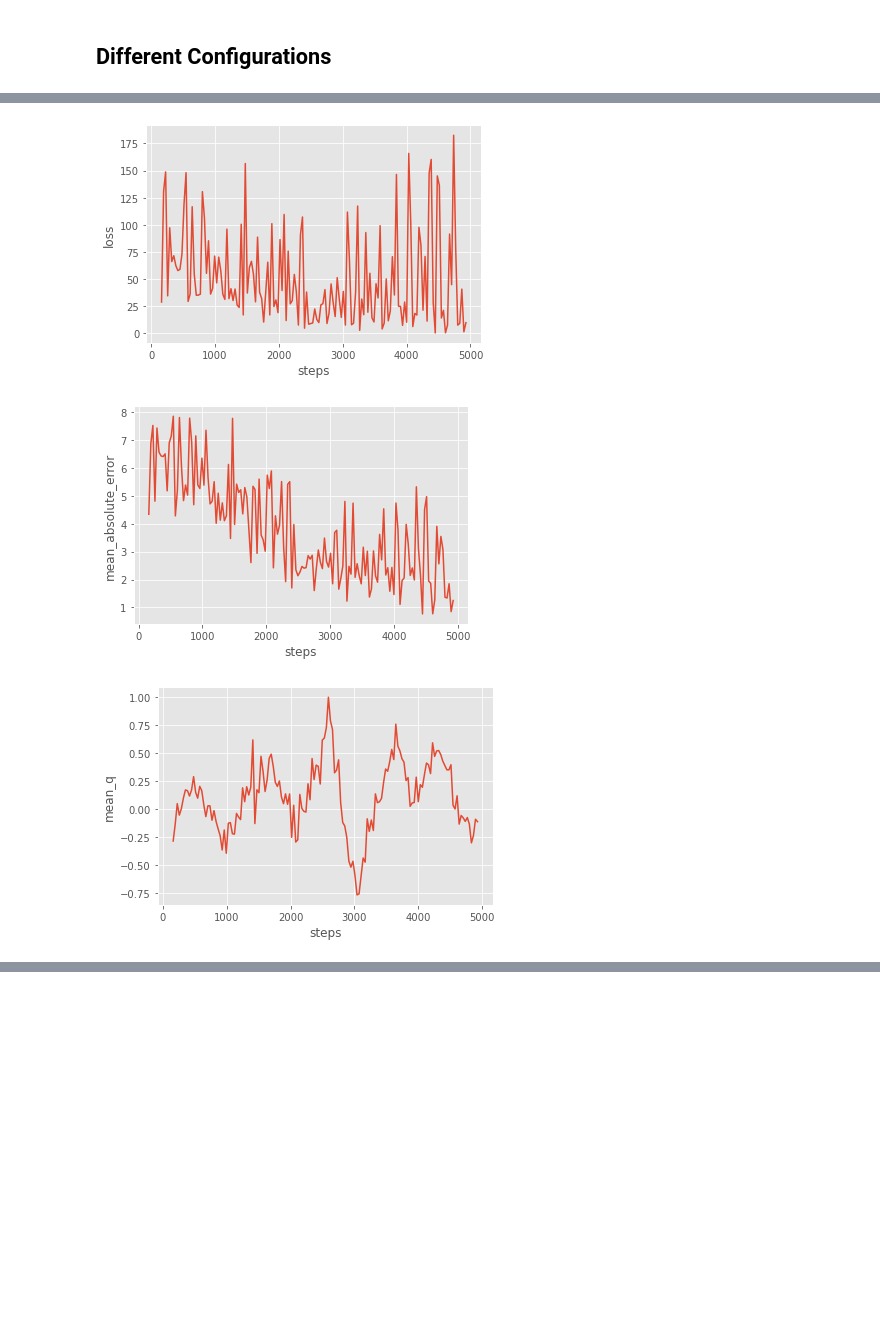
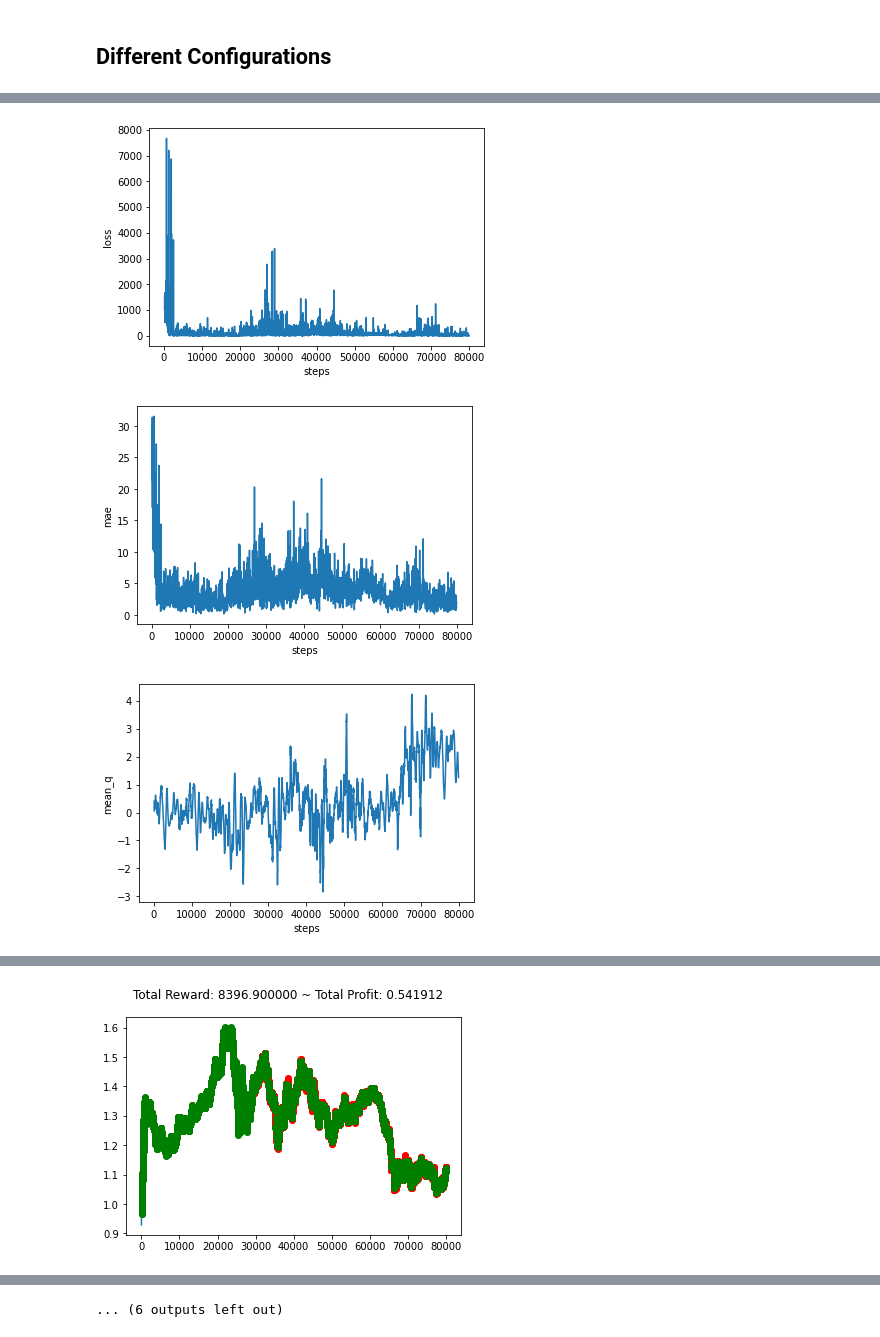
Before and after one commit to wliant/mtech-sls, a Jupyter notebook: DPPG_william.ipynb, the cells around one changed output, grey strips where cells are left out. Drawn from its saved outputs; the diff is of its cells as text; code cells hidden in the pictures; blank space fills up the shorter version.

Commit message:
more data

```diff
--- a/DPPG_william.ipynb
+++ b/DPPG_william.ipynb
@@ -58,8 +58,8 @@ def actorModel():
     model.add(Conv2D(filters=128, kernel_size=(4,2), padding='same', activation='relu'))
     model.add(Conv2D(filters=128, kernel_size=(4,2), padding='same', activation='relu'))
     model.add(Flatten())
-    model.add(Dense(1024, activation='relu'))
-    model.add(Dense(1024, activation='relu'))
+    model.add(Dense(512, activation='relu'))
+    model.add(Dense(256, activation='relu'))
     model.add(Dense(1024, activation='relu'))
     model.add(Dense(2, activation='softmax'))
     return model
@@ -97,7 +97,7 @@ def agent_creator():
     agent = CustomDDPGAgent(nb_actions=2, actor=actorModel(), critic=critic, critic_action_input=action_input,
                       memory=memory, nb_steps_warmup_critic=128, nb_steps_warmup_actor=128, batch_size=64, train_interval=32,
                       random_process=None,processor=processor, gamma=.95, target_model_update=1e-3)
-    agent.compile(Adam(lr=.0001, clipnorm=1.), metrics=['mae'])
+    agent.compile(Adam(lr=.001, clipnorm=1.), metrics=['mae'])
     return agent
 # %%
 from evaluator import Evaluator
@@ -133,9 +110,10 @@ e.test(gym.make('forex-v0', frame_bound=(5000, 6000), window_size=20))
 # %%
+from data import EURUSD_HOUR
 def my_process_data(env):
     start = env.frame_bound[0] - env.window_size
     end = env.frame_bound[1]
-    prices = env.df.loc[:, 'Low'].to_numpy()[start:end]
-    signal_features = env.df.loc[:, ['Close', 'Open', 'High', 'Low', 'Volume']].to_numpy()[start:end]
+    prices = env.df.loc[:, 'AskClose'].to_numpy()[start:end]
+    signal_features = env.df.loc[:, ['AskOpen','AskHigh','AskLow','AskClose','AskChange']].to_numpy()[start:end]
     return prices, signal_features
 
 
@@ -143,16 +121,13 @@ class MyForexEnv(ForexEnv):
     _process_data = my_process_data
 
 def env_creator():
-    return MyForexEnv(df=FOREX_EURUSD_1H_ASK, window_size=10, frame_bound=(50, 5000))
+    return MyForexEnv(df=EURUSD_HOUR, window_size=30, frame_bound=(50, 80000))
 env = env_creator()
-obs_shape = (10, 5)
+obs_shape = (30, 5)
+print("max possible profit: {}".format(env.max_possible_profit()))
 def actorModel():
     model = Sequential()
-    model.add(Conv2D(input_shape=(1,) + obs_shape, filters=32, kernel_size=(4,2), padding='same', activation='relu'))
-    model.add(Conv2D(filters=64, kernel_size=(4,2), padding='same', activation='relu'))
-    model.add(Conv2D(filters=128, kernel_size=(4,2), padding='same', activation='relu'))
-    model.add(Conv2D(filters=128, kernel_size=(4,2), padding='same', activation='relu'))
-    model.add(Flatten())
+    model.add(Flatten(input_shape=(1,) + obs_shape))
     model.add(Dense(1024, activation='relu'))
     model.add(Dense(1024, activation='relu'))
     model.add(Dense(1024, activation='relu'))
@@ -163,19 +138,15 @@ def actorModel():
 def criticModel():
     action_input = Input(shape=(2,), name='action_input')
     observation_input = Input(shape=(1,) + obs_shape, name='observation_input')
-    x = Conv2D(filters=32, kernel_size=(4,2), padding='same', activation='relu')(observation_input)
-    x = BatchNormalization()(x)
-    x = Conv2D(filters=64, kernel_size=(4,2), padding='same', activation='relu')(x)
-    x = BatchNormalization()(x)
-    x = Conv2D(filters=128, kernel_size=(4,2), padding='same', activation='relu')(x)
-    x = BatchNormalization()(x)
-    flattened_observation = Flatten()(x)
+    flattened_observation = Flatten()(observation_input)
 
     #flattened_observation = Flatten()(observation_input)
     y = Concatenate()([action_input, flattened_observation])
-    y = Dense(512)(y)
+    y = Dense(1024)(y)
     y = Activation('relu')(y)
-    y = Dense(256)(y)
+    y = Dense(1024)(y)
+    y = Activation('relu')(y)
+    y = Dense(1024)(y)
     y = Activation('relu')(y)
     y = Dense(1)(y)
     output = Activation('linear')(y)
@@ -197,4 +170,4 @@ def agent_creator():
 # %%
-e = Evaluator(agent_creator, env_creator, name="ddpg")
-e.train(repeat=10)
+e = Evaluator(agent_creator, env_creator, name="ddpg-90k")
+e.train(repeat=3)
 # %% [output]
@@ -213,3 +191,3 @@ min reward: -173.9999999999986, max reward: 148.9000000000007, mean_reward: 0.21
-[figure, old version]
+[figure, new version]
-[figure, old version]
+[figure, new version]
-[figure, old version]
+[figure, new version]
@@ -215,0 +204 @@ min reward: -173.9999999999986, max reward: 148.9000000000007, mean_reward: 0.21
+[figure, added]
@@ -216,2 +209,3 @@ min reward: -173.9999999999986, max reward: 148.9000000000007, mean_reward: 0.21
+... (6 outputs left out)
 # %%
 e.process_train_result()
```
Also changed, not shown: parts of 5 cells of this notebook, 3 other files.
